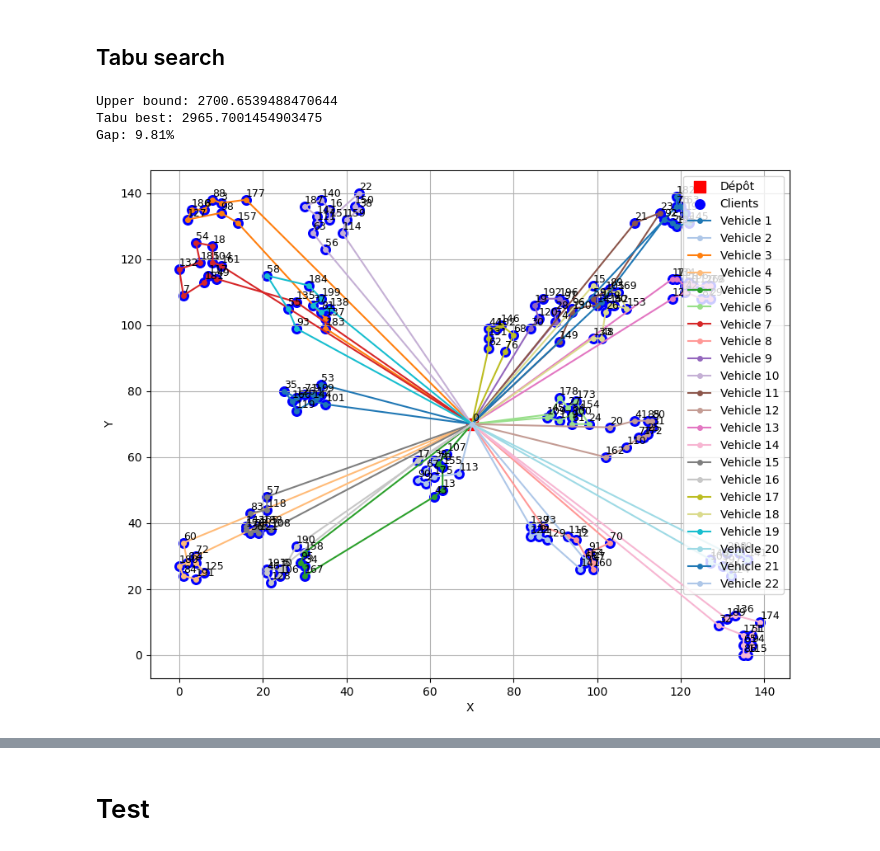
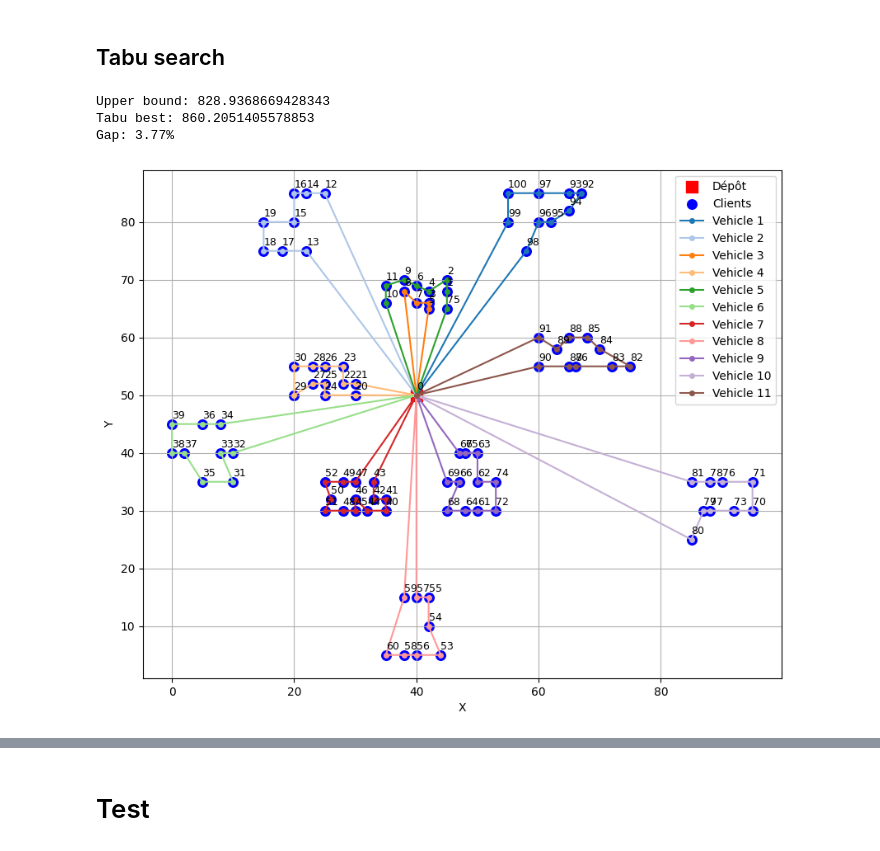
Before and after one commit to Low8/Projet_algo, a Jupyter notebook: scripts/recherche_tabu_upgrade.ipynb, the cells around one changed output, grey strips where cells are left out. Drawn from its saved outputs; the diff is of its cells as text; code cells hidden in the pictures.

```diff
--- a/scripts/recherche_tabu_upgrade.ipynb
+++ b/scripts/recherche_tabu_upgrade.ipynb
@@ -24,7 +24,7 @@ from functions import get_vrptw_instance, show_routes
 ## Variables
 # %%
 # Instances
-instance_name = 'C1_2_2.txt'
+instance_name = 'C101.txt'
 data_set, data_set_best_solution = get_vrptw_instance(instance_name)
 
 # DataSET
@@ -669,7 +669,7 @@ def neighborhood(solution, nb_neighbors, instance, exploration_ratio=1/30):
         # Apply ONE global move
         global_move = random.choices(
             [inter_swap, two_opt, giant_tour_swap],
-            weights=[4, 3, 1],
+            weights=[2, 3, 4],
             k=1
         )[0]
         neighbor = global_move(neighbor, instance)
@@ -823,28 +823,28 @@ def tabu_search(instance: VRPInstance, initial_solution, tabu_size, iter_max, nb
 # %%
 # importantes variables for tabu search
 tabu_size = int(np.sqrt(instance.nb_client))
 nb_iter = 400
 nb_neighbors = 400
-exploration_ratio = 1/30
+exploration_ratio = 1/10
 
 clark = clark_and_wright(instance)
 distance_clark = total_travel_distance(clark, instance)
 tabu_solution = tabu_search(instance, clark, tabu_size, nb_iter, nb_neighbors, exploration_ratio)
 
 distance_best = total_travel_distance(instance_best_solution, instance)
 distance_tabu = total_travel_distance(tabu_solution, instance)
 
 print(f"Upper bound: {distance_best}")
 print(f"Tabu best: {distance_tabu}")
 
 gap = (distance_tabu - distance_best) / distance_best * 100
 print(f"Gap: {gap:.2f}%")
 show_routes(tabu_solution, data_set)
 # %% [output]
-Upper bound: 2700.6539488470644
-Tabu best: 2965.7001454903475
-Gap: 9.81%
+Upper bound: 828.9368669428343
+Tabu best: 860.2051405578853
+Gap: 3.77%
-[figure, old version]
+[figure, new version]
 # %%
 def run_single_tabu(seed):
     """Fonction qui sera exécutée en parallèle"""
```
Also changed, not shown: parts of 6 cells of this notebook.
